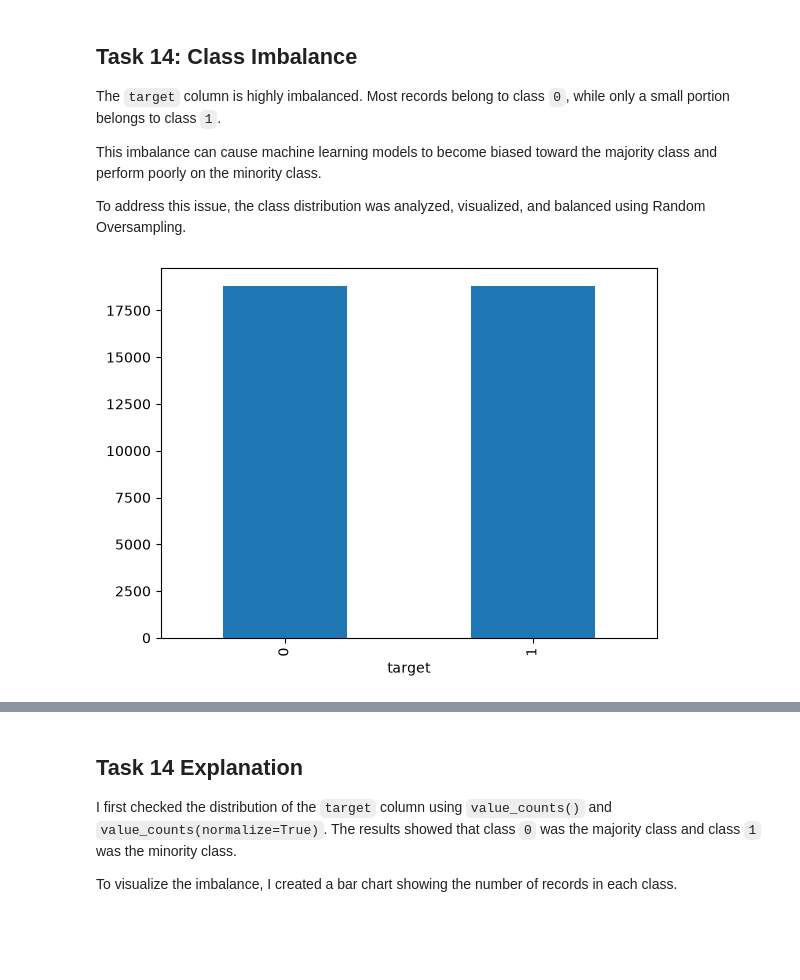
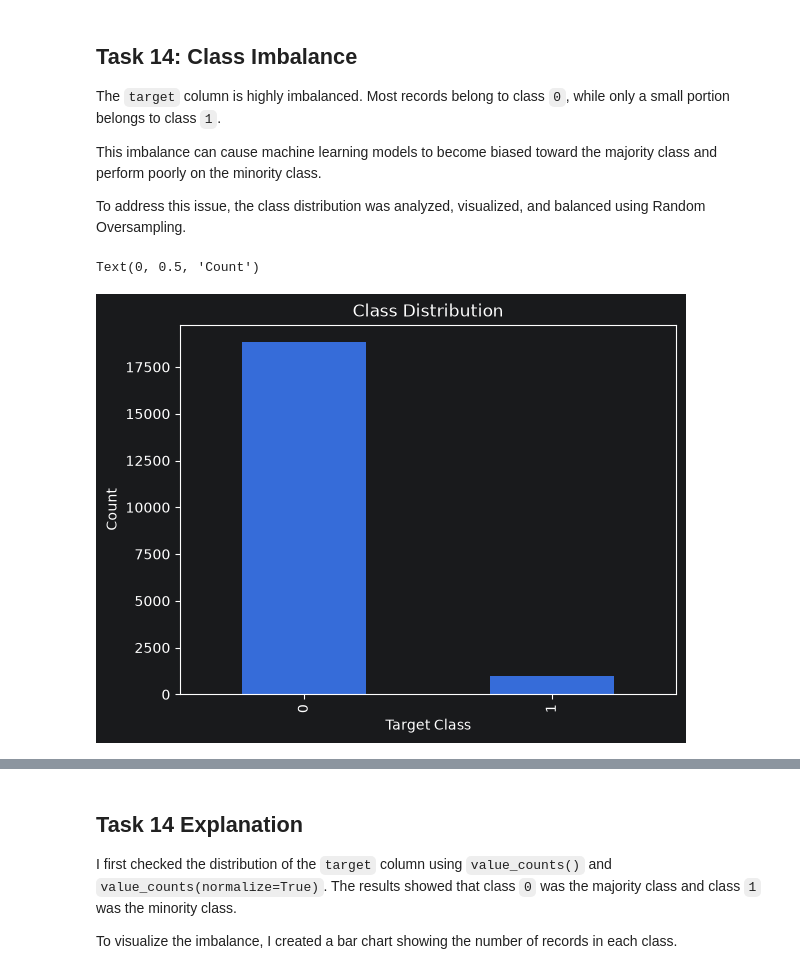
Before and after one commit to Hasib-2005/Assignments-of-AI-ML-Bootcamp, a Jupyter notebook: Assignment_3/Solution.ipynb, the cells around one changed output, grey strips where cells are left out. Drawn from its saved outputs; the diff is of its cells as text; code cells hidden in the pictures; blank space fills up the shorter version.

```diff
--- a/Assignment_3/Solution.ipynb
+++ b/Assignment_3/Solution.ipynb
@@ -809,27 +809,13 @@ To address this issue, the class distribution was analyzed, visualized, and bala
 # %%
 # df_clean['target'].value_counts()
 df_clean['target'].value_counts(normalize=True) # percentage
 
 # df_clean['target'].dtype
 
-# df_clean['target'].value_counts().plot(kind="bar") # for bar chart
-# plt.title("Class Distribution")
-# plt.xlabel("Target Class")
-# plt.ylabel("Count")
-
-# df_clean['target'].value_counts().plot(kind="pie", autopct = '%1.1f%%') # for pie chart
-
-
-# plt.show()
-
-ros = RandomOverSampler(random_state=42)
-
-X_res, y_res = ros.fit_resample(
-    df_clean.drop('target', axis=1),
-    df_clean['target']
-)
-
-pd.Series(y_res).value_counts().plot(kind='bar')
-plt.show() # now equal height
+df_clean['target'].value_counts().plot(kind="bar") # for bar chart
+plt.title("Class Distribution")
+plt.xlabel("Target Class")
+plt.ylabel("Count")
 # %% [output]
+Text(0, 0.5, 'Count')
-[figure, old version]
+[figure, new version]
```
Also changed, not shown: parts of 2 cells of this notebook.
